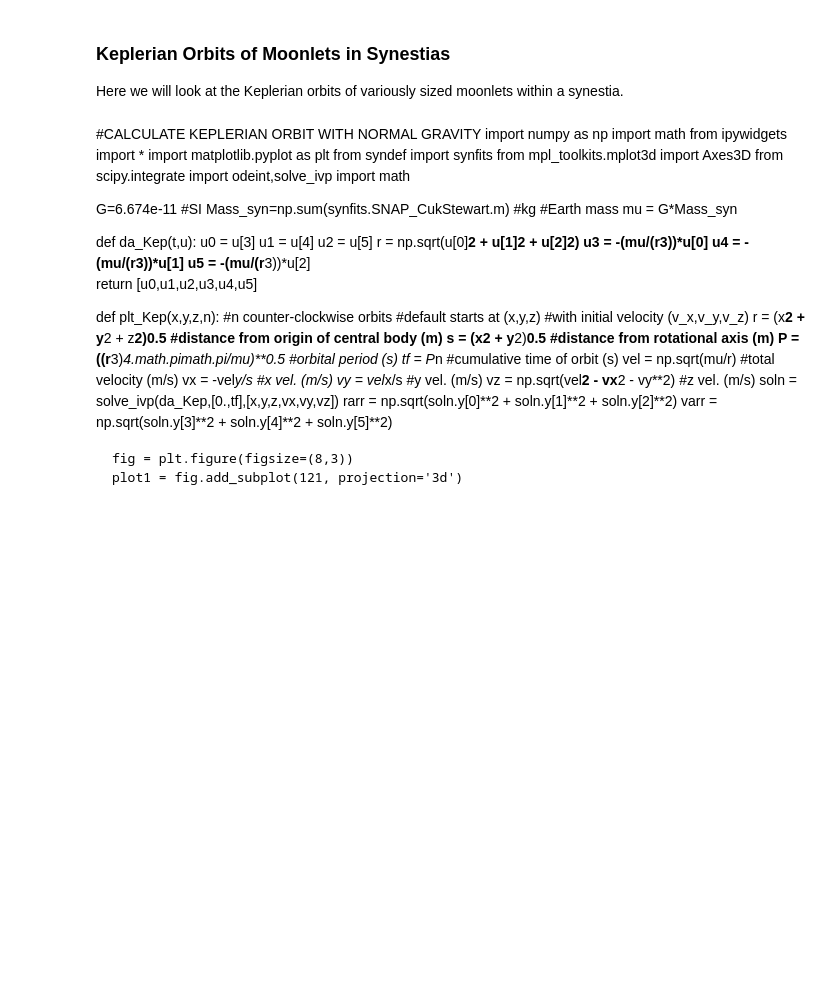
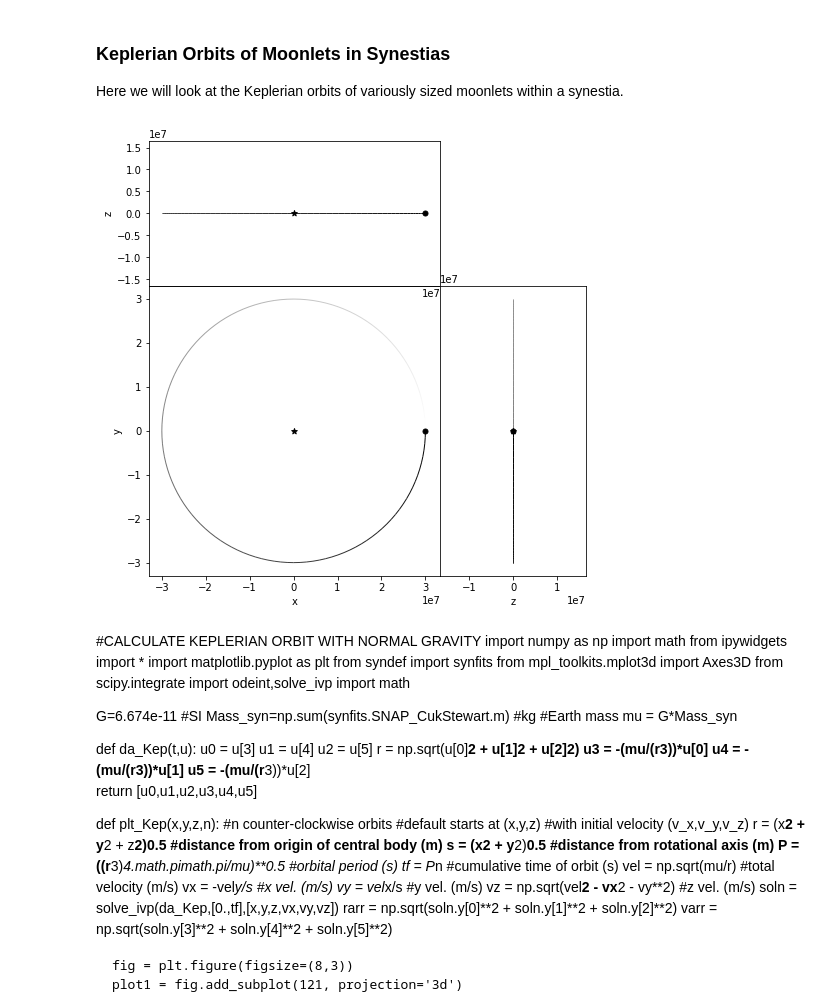
Before and after one commit to gohollyo/Synestia, a Jupyter notebook: MoonFormationInSynestias.ipynb, the cells around one changed output. Drawn from its saved outputs; the diff is of its cells as text; code cells hidden in the pictures; blank space fills up the shorter version.

```diff
--- a/MoonFormationInSynestias.ipynb
+++ b/MoonFormationInSynestias.ipynb
@@ -78,12 +78,14 @@ Here we will look at the Keplerian orbits of variously sized moonlets within a s
 # %%
 import rebound
 sim = rebound.Simulation() #start simulation
 sim.units = ('s', 'm', 'kg') #use SI units
 G=6.674e-11 #gravitational constant in SI
 from syndef import synfits #import synestia snapshot (impact database)
 Mass_syn=np.sum(synfits.SNAP_CukStewart.m) #Earth mass synestia in kg
 r = 30.e6 #moonlet radius in m
 v0=np.sqrt(G*Mass_syn/r) #initial Keplerian velocity of moonlet in m/s
+sim.add(m=Mass_syn) #add central body
 sim.add(m=1.,x=r,vy=v0) #add moonlet to simulation
-#sim.integrate() #calculate orbit
-#plot orbit
+fig = rebound.OrbitPlot(sim,slices=0.5)
+# %% [output]
+[figure, added]
```
Also changed, not shown: parts of 1 cell of this notebook, 2 other files.
